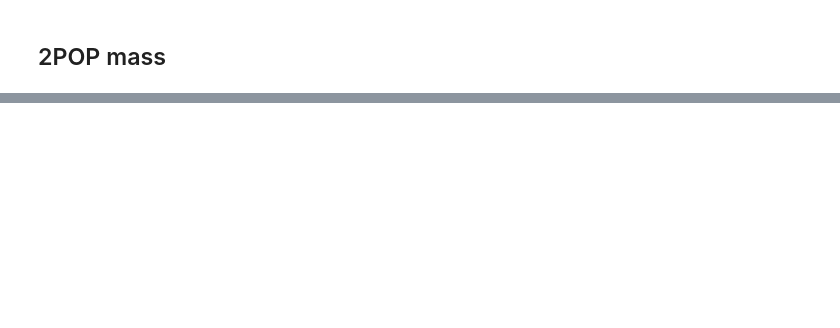
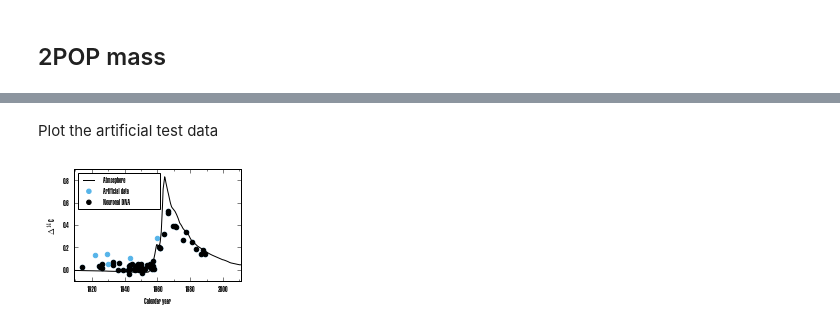
Before and after one commit to fabianrost84/C14, a Jupyter notebook: C14 parameter estimation.ipynb, the cells around one changed output, grey strips where cells are left out. Drawn from its saved outputs; the diff is of its cells as text; code cells hidden in the pictures; blank space fills up the shorter version.

```diff
--- a/C14 parameter estimation.ipynb
+++ b/C14 parameter estimation.ipynb
@@ -479,0 +586,39 @@ M_2POP_mass.migrad();
+# %% [markdown]
+Plot the artificial test data
+# %%
+i = 1
+artificial_data = test_datasets[i]
+
+f, ax = plt.subplots(1, 1, figsize = (3, 2))
+
+time = sp.linspace(1910.0, 2015.0, 1000)
+ax.plot(time, K(time), label = 'Atmosphere                    ', color = 'black')
+ax.scatter(artificial_data['Dbirth'], artificial_data['d14C'], color = colorcycle[i+1], label = 'Artificial data            ')
+ax.scatter(c14_i_data['Dbirth'], c14_i_data['d14C'], color = 'black', label = 'Neuronal DNA                   ')
+# ax.errorbar(artificial_data['Dbirth'], \
+#            sp.vectorize(C2)(artificial_data['Dbirth'], artificial_data['Dcoll'], M_2POP.values['r'], M_2POP.values['f']),\
+#             M_2POP.values['sigma'],
+#            color = 'white', ecolor = 'black', label = '2POP', marker='^', ls = '', ms = 5)
+
+ax.set_xlim((1909, 2011))
+ax.set_ylim(-0.1, 0.9)
+ax.set_xticks(sp.linspace(1910, 2010, 6), minor = 1)
+# ax.grid(which='both')
+ax.legend(loc='best', scatterpoints = 1)
+
+ax.set_xlabel('Calendar year')
+ax.set_ylabel('$\Delta^{14}$C')
+
+# ax.annotate("First above-ground\nnuclear bomb test", xy = (1955, K(1955)), xytext = (1965, -0.08),
+#             arrowprops = dict(arrowstyle = '-|>'))
+# ax.annotate("Partial nuclear\ntest ban treaty", xy = (1963, K(1963)), xytext = (1967, 0.05),
+#             arrowprops = dict(arrowstyle = '-|>'))
+
+
+exportname = 'c14_artifical'
+plt.savefig('{}.svg'.format(exportname))
+os.system('inkscape -D -z --file={0}.svg --export-pdf={0}.pdf'.format(exportname))
+
+plt.show()
+# %% [output]
+[figure, added]
```
Also changed, not shown: parts of 21 cells of this notebook, 15 other files.
